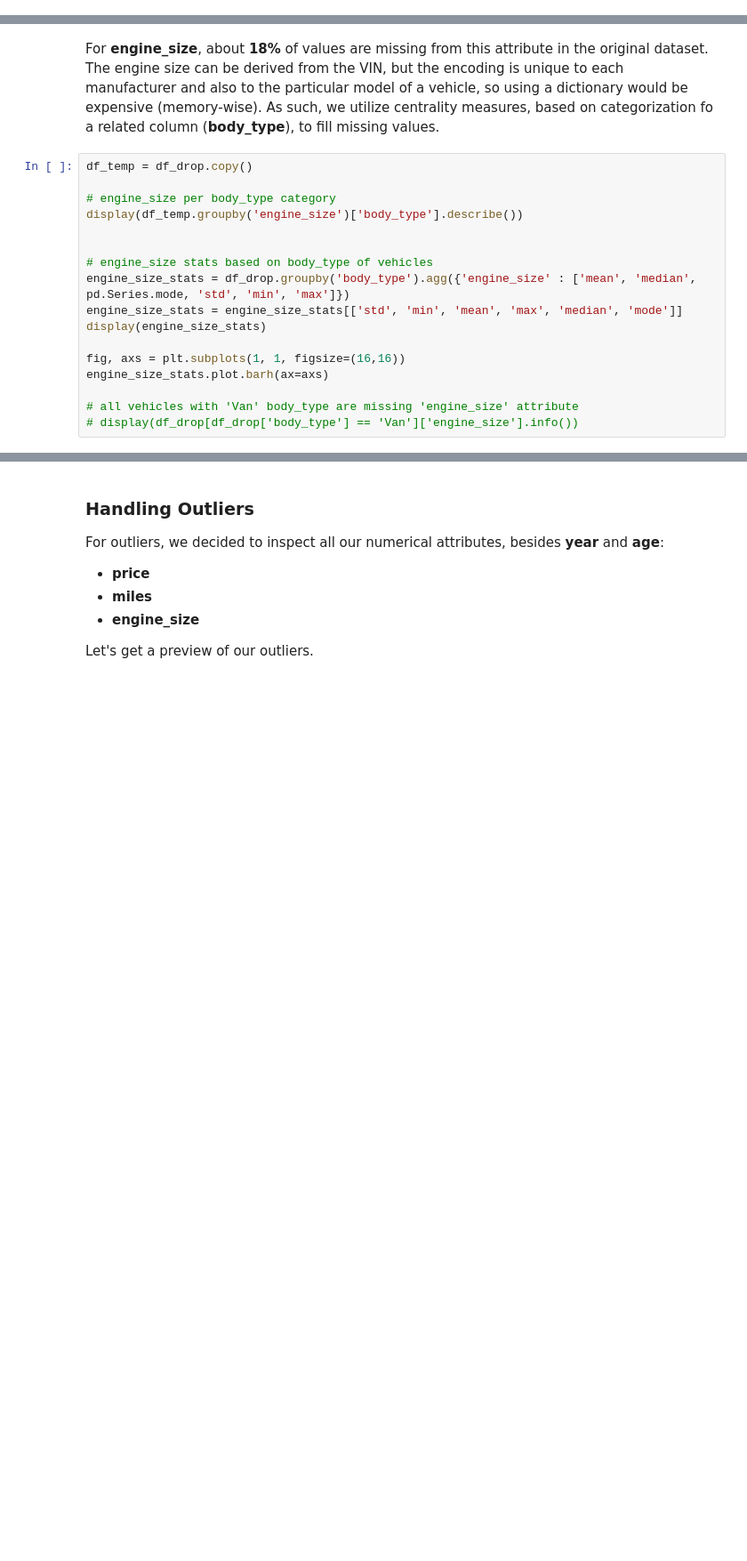
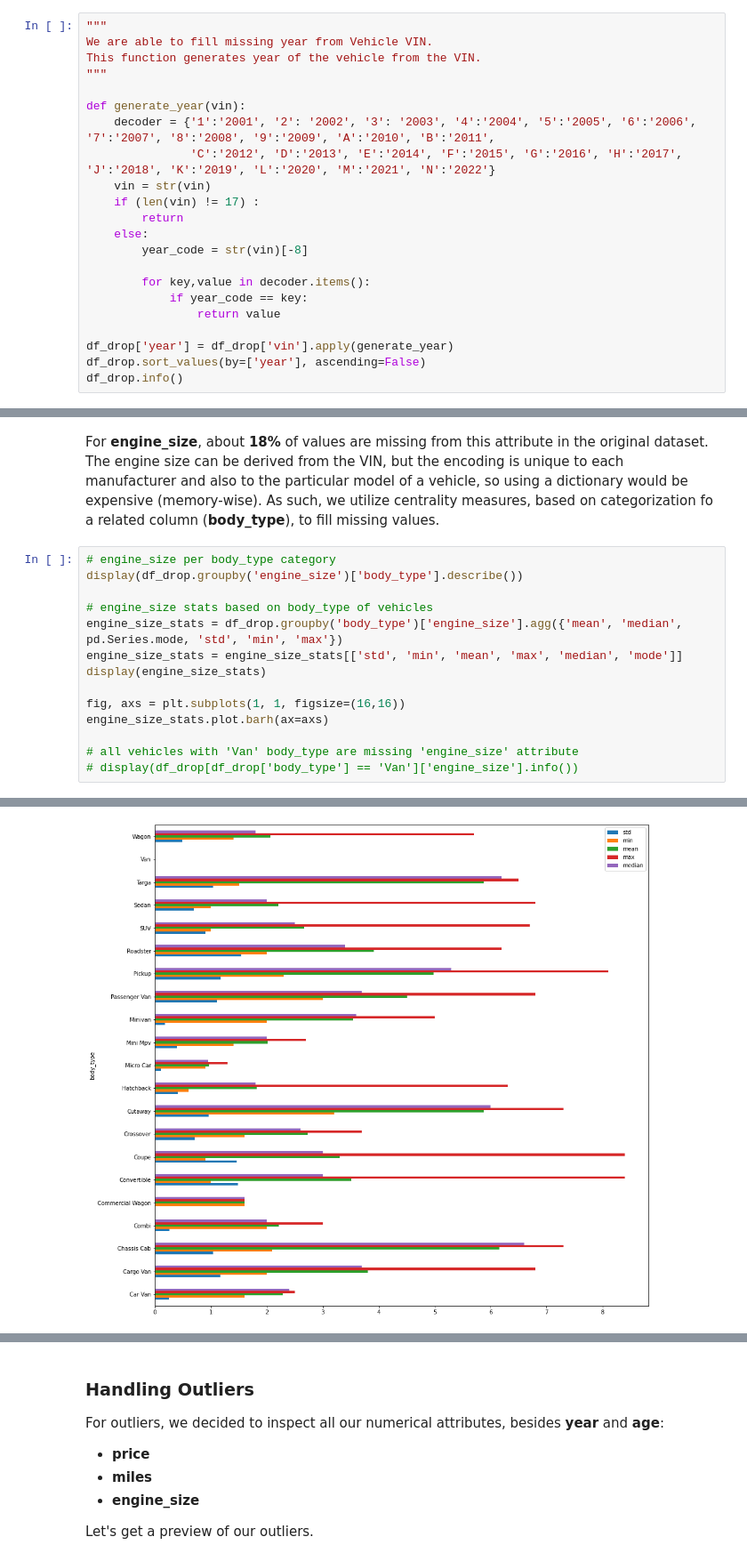
Before and after one commit to Ojooluwaseun/COMP6981-Project-Iteration1, a Jupyter notebook: Project_Iteration_1.ipynb, the cells around one changed output, grey strips where cells are left out. Shown at 89% size. Drawn from its saved outputs; the diff is of its cells as text; blank space fills up the shorter version.

```diff
--- a/Project_Iteration_1.ipynb
+++ b/Project_Iteration_1.ipynb
@@ -172,0 +389,22 @@ For **year**, it is **not** missing from the original dataset, so we are going t
+# %%
+"""
+We are able to fill missing year from Vehicle VIN.
+This function generates year of the vehicle from the VIN.
+"""
+
+def generate_year(vin):
+    decoder = {'1':'2001', '2': '2002', '3': '2003', '4':'2004', '5':'2005', '6':'2006', '7':'2007', '8':'2008', '9':'2009', 'A':'2010', 'B':'2011',
+               'C':'2012', 'D':'2013', 'E':'2014', 'F':'2015', 'G':'2016', 'H':'2017', 'J':'2018', 'K':'2019', 'L':'2020', 'M':'2021', 'N':'2022'}
+    vin = str(vin)
+    if (len(vin) != 17) :
+        return
+    else:
+        year_code = str(vin)[-8]
+
+        for key,value in decoder.items():
+            if year_code == key:
+                return value
+
+df_drop['year'] = df_drop['vin'].apply(generate_year)
+df_drop.sort_values(by=['year'], ascending=False)
+df_drop.info()
@@ -173,14 +434,11 @@ For **year**, it is **not** missing from the original dataset, so we are going t
 # %% [markdown]
 For **engine_size**, about **18%** of values are missing from this attribute in the original dataset. The engine size can be derived from the VIN, but the encoding is unique to each manufacturer and also to the particular model of a vehicle, so using a dictionary would be expensive (memory-wise). As such, we utilize centrality measures, based on categorization fo a related column (**body_type**), to fill missing values.
 # %%
-df_temp = df_drop.copy()
-
 # engine_size per body_type category
-display(df_temp.groupby('engine_size')['body_type'].describe())
-
+display(df_drop.groupby('engine_size')['body_type'].describe())
 
 # engine_size stats based on body_type of vehicles
-engine_size_stats = df_drop.groupby('body_type').agg({'engine_size' : ['mean', 'median', pd.Series.mode, 'std', 'min', 'max']})
+engine_size_stats = df_drop.groupby('body_type')['engine_size'].agg({'mean', 'median', pd.Series.mode, 'std', 'min', 'max'})
 engine_size_stats = engine_size_stats[['std', 'min', 'mean', 'max', 'median', 'mode']]
 display(engine_size_stats)
 
@@ -194 +488,2 @@ NameError: name 'df_drop' is not defined
+[figure, added]
 # %%
```
Also changed, not shown: parts of 27 cells of this notebook.
